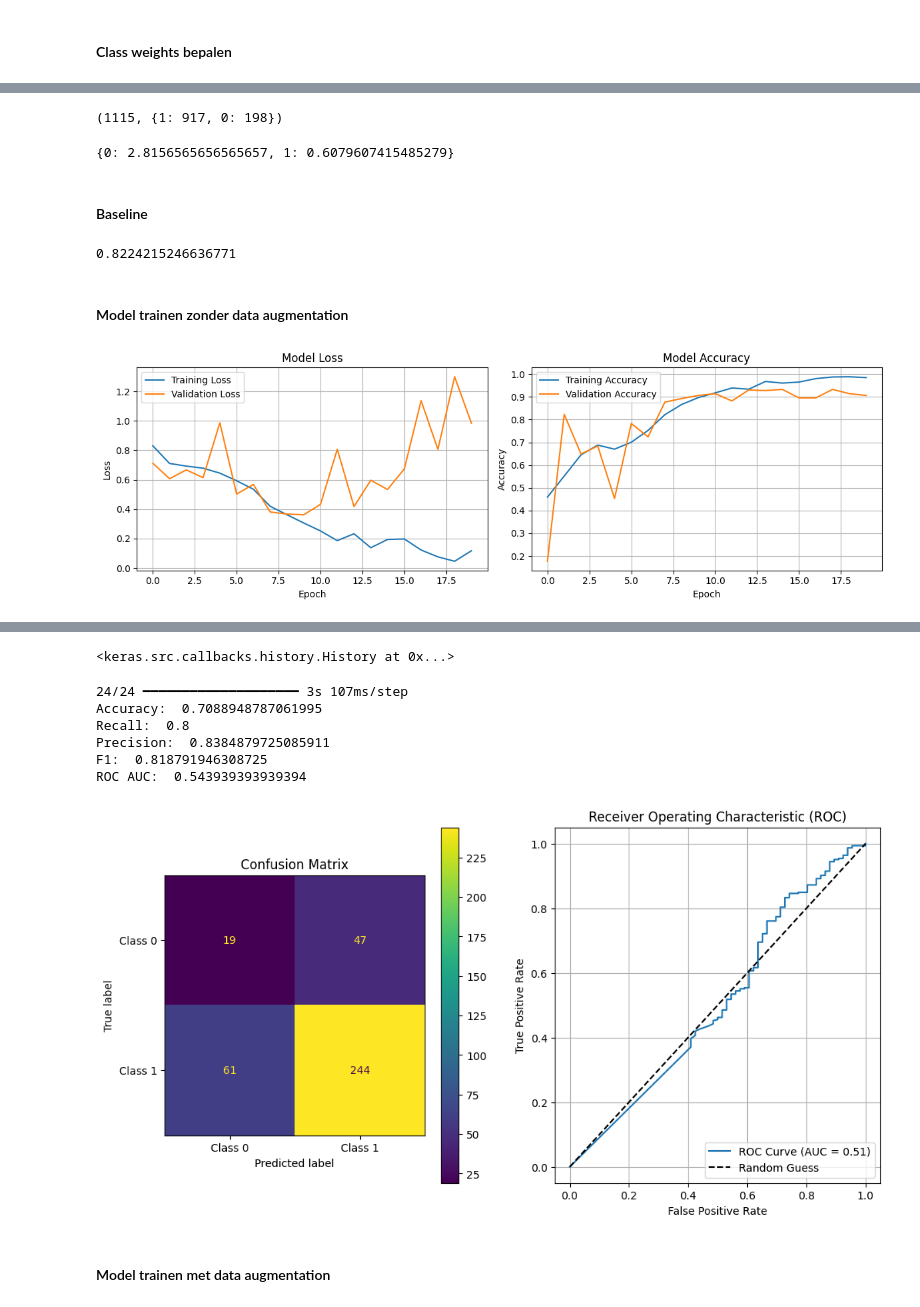
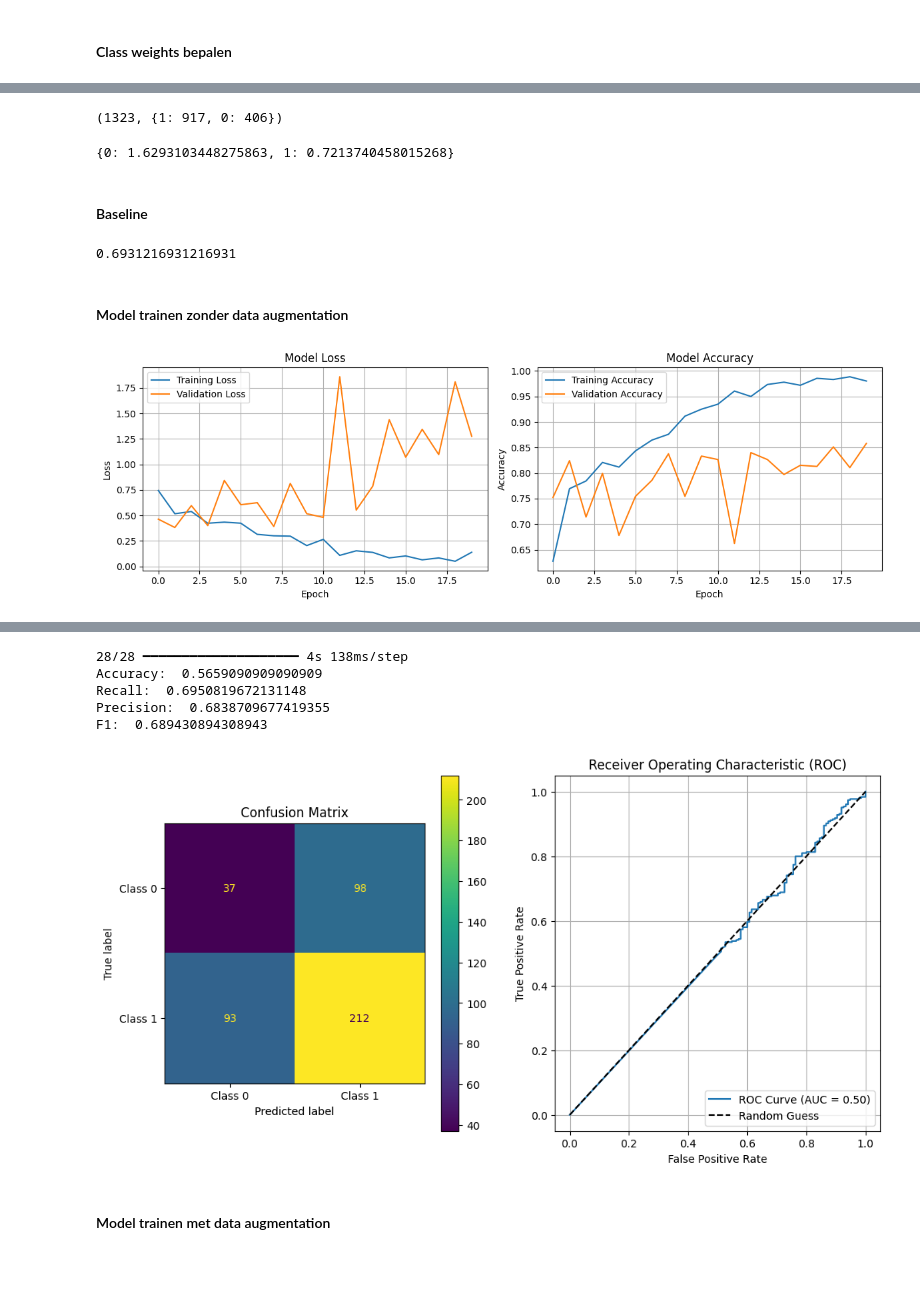
Before and after one commit to Tim-Mortier/Schilderijen-Classificatie, a Jupyter notebook: 4_Data_Sampling_Reshaping.ipynb, the cells around one changed output, grey strips where cells are left out. Saved outputs shown, nothing was run; the diff lists cells and outputs as text; code cells hidden in the pictures; blank space fills up the shorter version.

```diff
--- a/4_Data_Sampling_Reshaping.ipynb
+++ b/4_Data_Sampling_Reshaping.ipynb
@@ -192,5 +187,9 @@ data_augmentation = keras.Sequential([
+# %%
+data_augmentation = keras.Sequential([
+    layers.RandomTranslation(0.3,0.3)
+])
 # %%
-painters = ["Mondriaan", "Picasso"]
+painters = ["Rubens", "Picasso"]
 dataset_dir = "/kaggle/input/schilderijen-datasets/undersampled_dataset"
 # dataset_dir = "undersampled_dataset"
 train, val, test = load_dataset(dataset_dir, painters, median_width, median_height)
@@ -302,5 +398,6 @@ ROC AUC:  0.5098360655737705
 # %%
 # dataset_dir = "imbalanced_dataset"
 dataset_dir = "/kaggle/input/schilderijen-datasets/imbalanced_dataset"
+painters = ["Rubens", "Picasso"]
 train, val, test = load_dataset(dataset_dir, painters, median_width, median_height, batch_size=16)
 # %% [output]
@@ -325,30 +422,30 @@ for _, labels in train:
 total = sum(class_counts.values())
 total, class_counts
 # %% [output]
-(1115, {1: 917, 0: 198})
+(1323, {1: 917, 0: 406})
 # %%
-mondriaan_count = class_counts.get(0, 0)
+rubens_count = class_counts.get(0, 0)
 picasso_count = class_counts.get(1, 0)
 
-weight_for_0 = float((1 / mondriaan_count) * (total / 2.0)) if mondriaan_count > 0 else 0
+weight_for_0 = float((1 / rubens_count) * (total / 2.0)) if rubens_count > 0 else 0
 weight_for_1 = float((1 / picasso_count) * (total / 2.0)) if picasso_count > 0 else 0
 class_weight = {0: weight_for_0, 1: weight_for_1}
 
 class_weight
 # %% [output]
-{0: 2.8156565656565657, 1: 0.6079607415485279}
+{0: 1.6293103448275863, 1: 0.7213740458015268}
 # %% [markdown]
 #### Baseline
 # %%
 picasso_count / total
 # %% [output]
-0.8224215246636771
+0.6931216931216931
 # %% [markdown]
 #### Model trainen zonder data augmentation
 # %%
 callbacks = [keras.callbacks.ModelCheckpoint(filepath="model_imbalanced.keras", save_best_only=True, monitor="val_loss"), DynamicMetricsPlotCallback()]
 model = build_model(median_width, median_height)
 model.compile(optimizer="rmsprop", loss="binary_crossentropy", metrics=["accuracy"])
-model.fit(train, epochs=20, validation_data=val, callbacks=callbacks, class_weight=class_weight)
+model.fit(train, epochs=20, validation_data=val, callbacks=callbacks, class_weight=class_weight, verbose=0)
 # %% [output]
-[figure, old version]
+[figure, new version]
@@ -356,14 +453,12 @@ model.fit(train, epochs=20, validation_data=val, callbacks=callbacks, class_weig
-<keras.src.callbacks.history.History at 0x...>
 # %%
 print_metrics(model, test)
 # %% [output]
-24/24 ━━━━━━━━━━━━━━━━━━━━ 3s 107ms/step
-Accuracy:  0.7088948787061995
-Recall:  0.8
-Precision:  0.8384879725085911
-F1:  0.818791946308725
-ROC AUC:  0.543939393939394
+28/28 ━━━━━━━━━━━━━━━━━━━━ 4s 138ms/step
+Accuracy:  0.5659090909090909
+Recall:  0.6950819672131148
+Precision:  0.6838709677419355
+F1:  0.689430894308943
-[figure, old version]
+[figure, new version]
 # %% [markdown]
 #### Model trainen met data augmentation
 # %%
```
Also changed, not shown: parts of 48 cells of this notebook.
